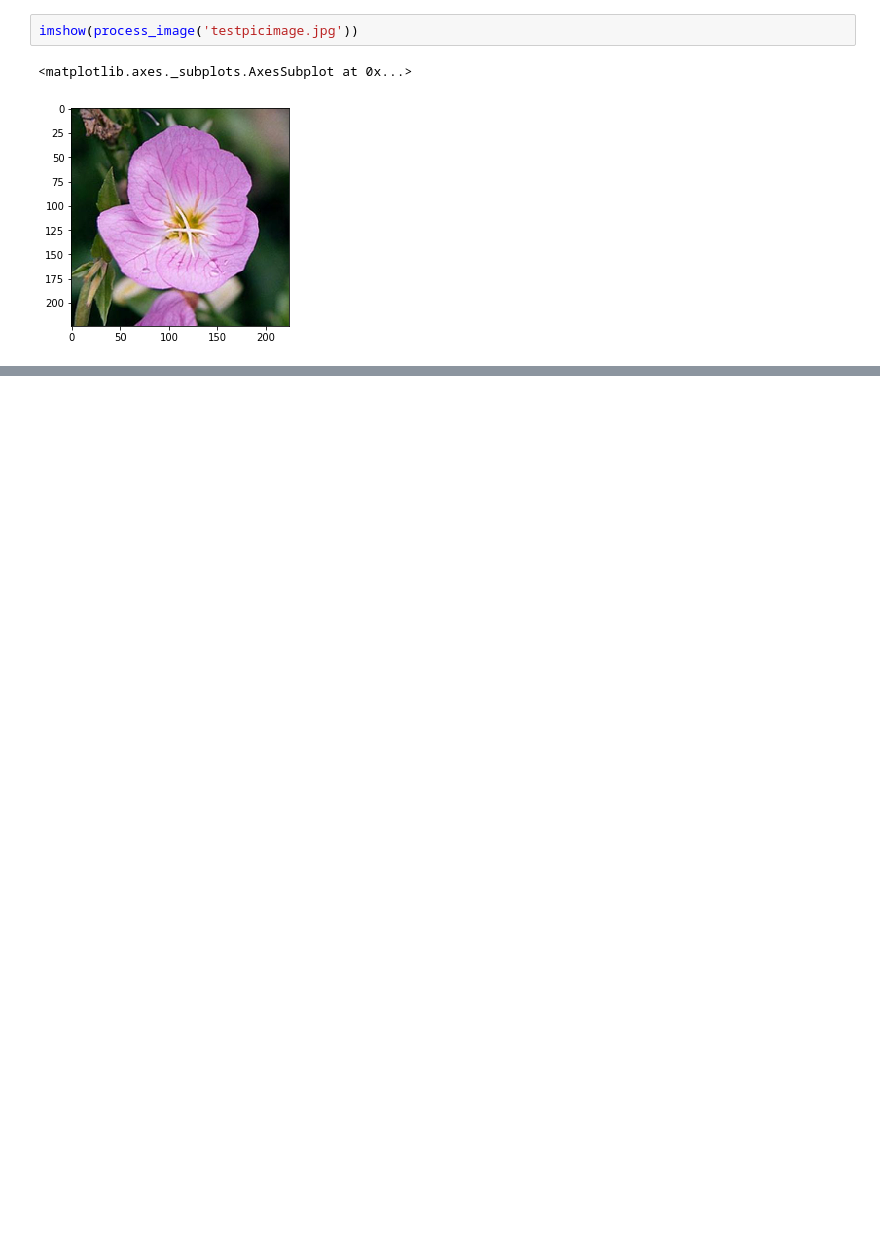
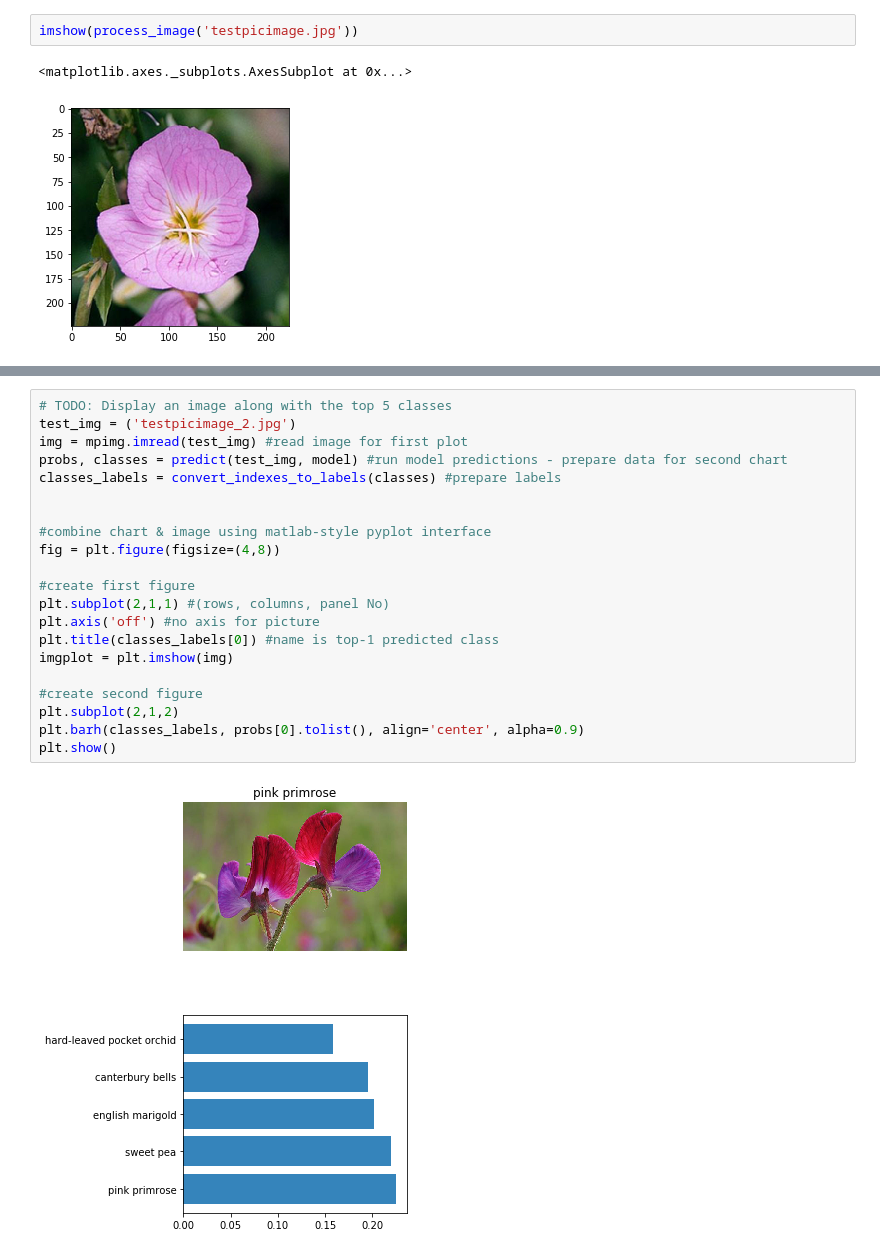
Before and after one commit to alexdubyna/UdacityML, a Jupyter notebook: 4_Projects/p2_imageclass/Image Classifier Project.ipynb, the cells around one changed output, grey strips where cells are left out. Drawn from its saved outputs; the diff is of its cells as text; blank space fills up the shorter version.

```diff
--- a/4_Projects/p2_imageclass/Image Classifier Project.ipynb
+++ b/4_Projects/p2_imageclass/Image Classifier Project.ipynb
@@ -577,0 +623,23 @@ imshow(process_image('testpicimage.jpg'))
+# %%
+# TODO: Display an image along with the top 5 classes
+test_img = ('testpicimage_2.jpg')
+img = mpimg.imread(test_img) #read image for first plot
+probs, classes = predict(test_img, model) #run model predictions - prepare data for second chart
+classes_labels = convert_indexes_to_labels(classes) #prepare labels
+
+
+#combine chart & image using matlab-style pyplot interface
+fig = plt.figure(figsize=(4,8))
+
+#create first figure
+plt.subplot(2,1,1) #(rows, columns, panel No)
+plt.axis('off') #no axis for picture
+plt.title(classes_labels[0]) #name is top-1 predicted class
+imgplot = plt.imshow(img)
+
+#create second figure
+plt.subplot(2,1,2)
+plt.barh(classes_labels, probs[0].tolist(), align='center', alpha=0.9)
+plt.show()
+# %% [output]
+[figure, added]
```
Also changed, not shown: parts of 11 cells of this notebook, 2 other files.
